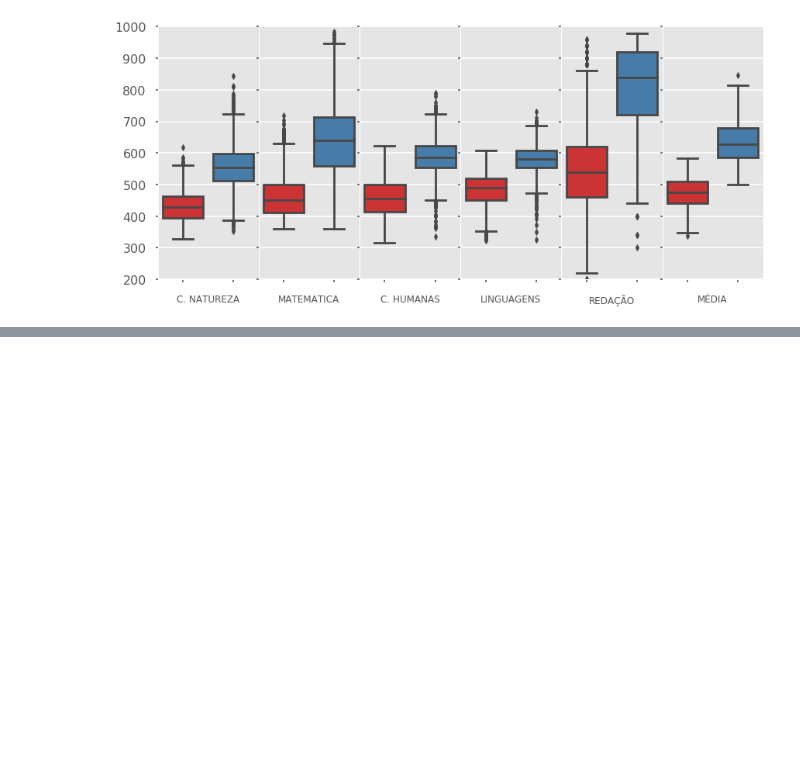
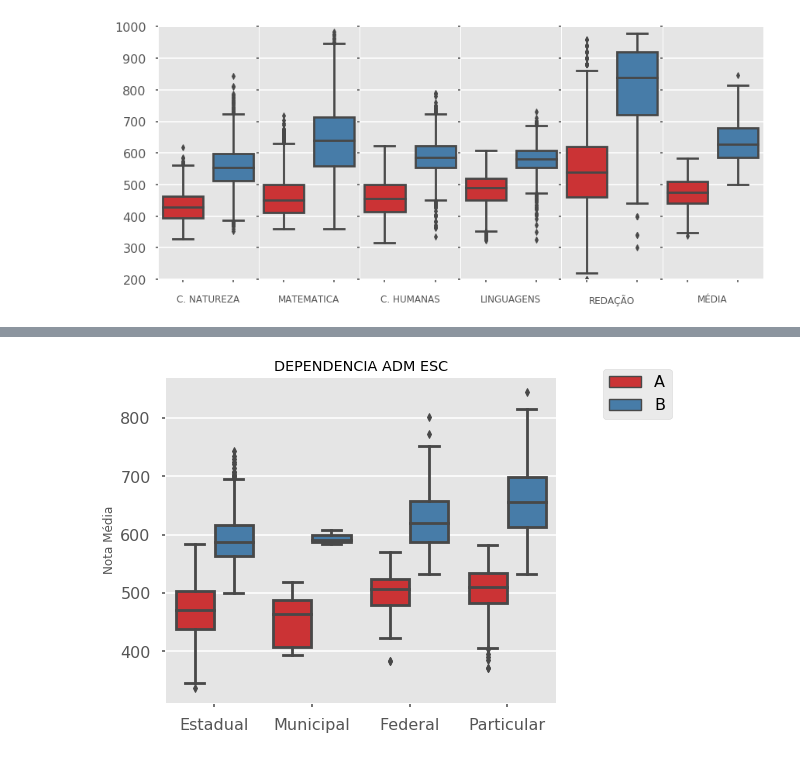
Before and after one commit to vinnyalvs/MineracaoDadosEnemTeresina, a Jupyter notebook: Resultados.ipynb, the cells around one changed output, grey strips where cells are left out. Saved outputs shown, nothing was run; the diff lists cells and outputs as text; code cells hidden in the pictures; blank space fills up the shorter version.

```diff
--- a/Resultados.ipynb
+++ b/Resultados.ipynb
@@ -342,0 +214,13 @@ Notas Custer B 638.6
+# %%
+sns.set_palette(sns.color_palette("Set1"))
+fig, ax = plt.subplots(figsize=(7, 6))
+df = dadosEnem
+G = sns.boxplot(x="TP_DEPENDENCIA_ADM_ESC", y="mediaNota",  hue="Cluster", data=df,  order=['Estadual','Municipal','Federal','Particular'])
+G.set_xlabel(" ")
+legend = G.legend(bbox_to_anchor=(1.1, 1.05))
+#G.set_xticklabels(G.get_xticklabels(),rotation=-30)
+G.set_ylabel("Nota Média")
+G.set_title("DEPENDENCIA ADM ESC")
+G.figure.savefig("Gráficos/TP_DEPENDENCIA_ADM_ESC_perCluster")
+# %% [output]
+[figure, added]
```
Also changed, not shown: parts of 33 cells of this notebook, 17 other files.
